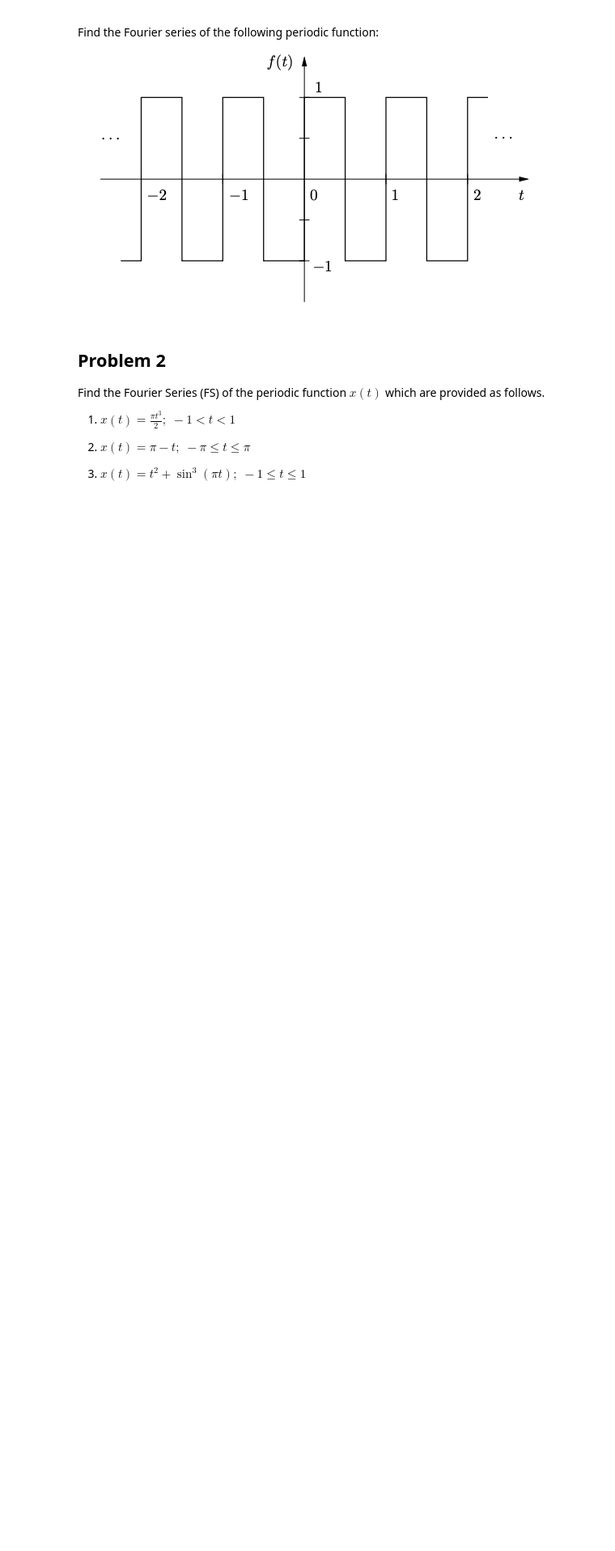
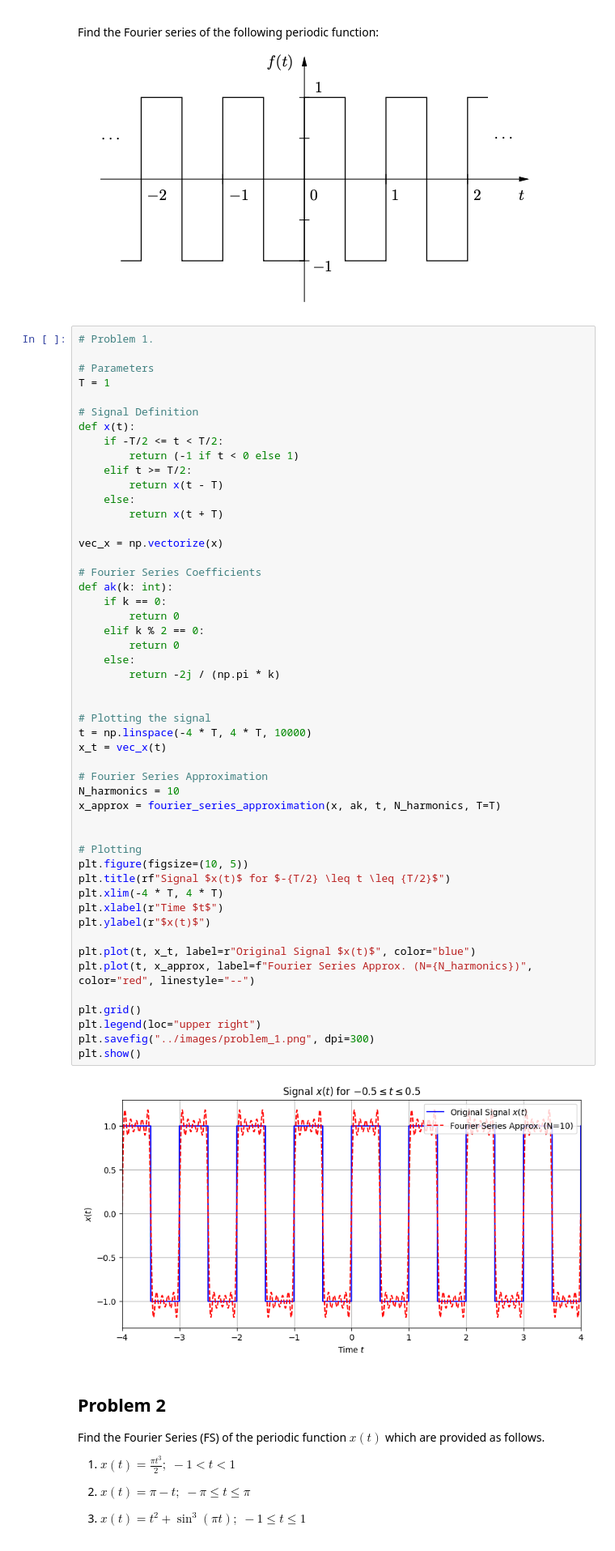
Before and after one commit to patthadon-p/CEDT-2110203-CEM-II, a Jupyter notebook: signal/homework-3/code/signal-homework-03-notebook.ipynb, the cells around one changed output. Shown: that part at 81% size. Saved outputs shown, nothing was run; the diff lists cells and outputs as text; blank space fills up the shorter version.

Commit message:
SIGNAL Homework-3

```diff
--- a/signal/homework-3/code/signal-homework-03-notebook.ipynb
+++ b/signal/homework-3/code/signal-homework-03-notebook.ipynb
@@ -3,6 +39,58 @@
 Find the Fourier series of the following periodic function:
 
 ![Screen Shot 2566-07-23 at 16.04.30.png](embedded-picture-1)
+# %%
+# Problem 1.
+
+# Parameters
+T = 1
+
+# Signal Definition
+def x(t):
+    if -T/2 <= t < T/2:
+        return (-1 if t < 0 else 1)
+    elif t >= T/2:
+        return x(t - T)
+    else:
+        return x(t + T)
+
+vec_x = np.vectorize(x)
+
+# Fourier Series Coefficients
+def ak(k: int):
+    if k == 0:
+        return 0
+    elif k % 2 == 0:
+        return 0
+    else:
+        return -2j / (np.pi * k)
+
+
+# Plotting the signal
+t = np.linspace(-4 * T, 4 * T, 10000)
+x_t = vec_x(t)
+
+# Fourier Series Approximation
+N_harmonics = 10
+x_approx = fourier_series_approximation(x, ak, t, N_harmonics, T=T)
+
+
+# Plotting
+plt.figure(figsize=(10, 5))
+plt.title(rf"Signal $x(t)$ for $-{T/2} \leq t \leq {T/2}$")
+plt.xlim(-4 * T, 4 * T)
+plt.xlabel(r"Time $t$")
+plt.ylabel(r"$x(t)$")
+
+plt.plot(t, x_t, label=r"Original Signal $x(t)$", color="blue")
+plt.plot(t, x_approx, label=f"Fourier Series Approx. (N={N_harmonics})", color="red", linestyle="--")
+
+plt.grid()
+plt.legend(loc="upper right")
+plt.savefig("../images/problem_1.png", dpi=300)
+plt.show()
+# %% [output]
+[figure, added]
 # %% [markdown]
 ## Problem 2
 Find the Fourier Series (FS) of the periodic function $ x(t) $ which are provided as follows.
```
Also changed, not shown: parts of 7 cells of this notebook, 9 other files.
